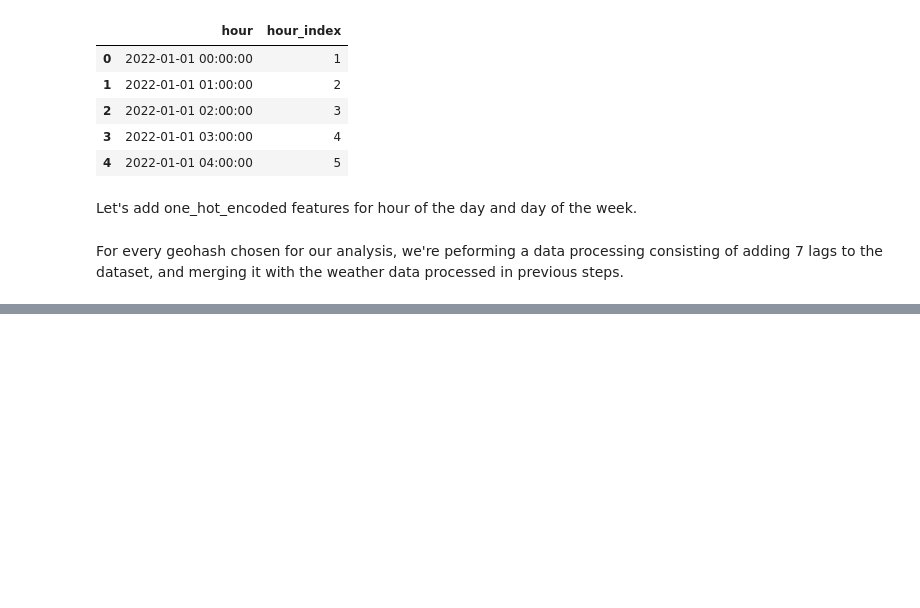
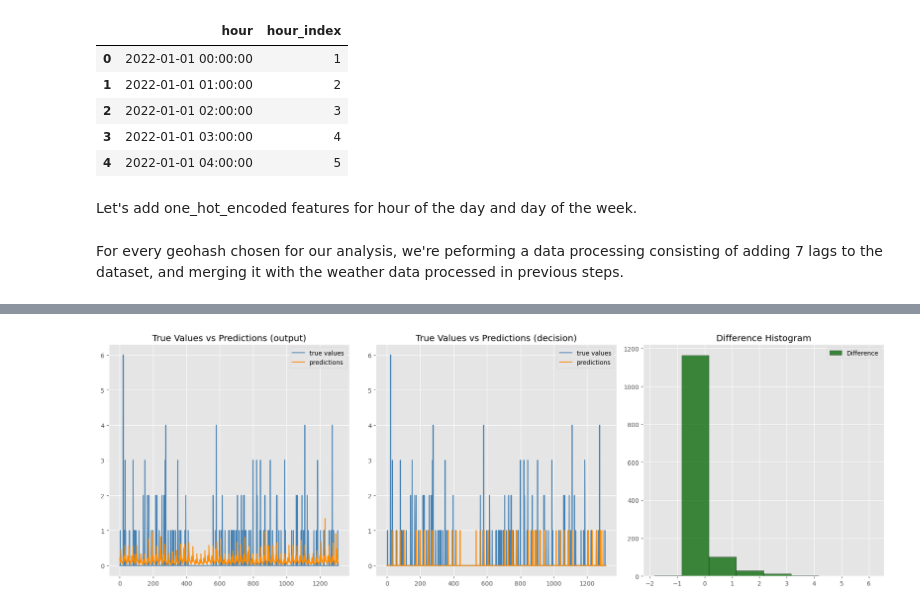
Before and after one commit to hrapek/mbml-us-accidents, a Jupyter notebook: final notebook.ipynb, the cells around one changed output, grey strips where cells are left out. Cells and saved outputs as stored; diff of their text form; code cells hidden in the pictures; blank space fills up the shorter version.

```diff
--- a/final notebook.ipynb
+++ b/final notebook.ipynb
@@ -1410,0 +1548,42 @@ for hash in hash_df_dict.keys():
+# %%
+import numpy as np
+import matplotlib.pyplot as plt
+
+# Assuming y_test_dict and results are already defined
+
+# Create a figure and a set of subplots
+fig, axs = plt.subplots(1, 3, figsize=(18, 6))
+
+# Extract y_test and preds for the specific hash
+hash = '9mudn'
+y_test_hash = y_test_dict[hash]
+preds = results[hash]['preds']
+preds_round = np.round(results[hash]['preds'], decimals=0)
+
+# Plot y_test and preds (First Plot)
+axs[0].plot(y_test_hash, label='true values', color='steelblue')
+axs[0].plot(preds, label='predictions', color='darkorange')
+axs[0].set_title('True Values vs Predictions (output)')
+axs[0].legend()
+
+# Plot y_test and preds (Second Plot)
+axs[1].plot(y_test_hash, label='true values', color='steelblue')
+axs[1].plot(preds_round, label='predictions', color='darkorange')
+axs[1].set_title('True Values vs Predictions (decision)')
+axs[1].legend()
+
+# Calculate the difference
+differences = y_test_hash - preds
+
+# Plot the histogram (Third Plot)
+axs[2].hist(differences, bins=np.arange(np.min(differences), np.max(differences) + 1) - 0.5, alpha=0.75, color='darkgreen', edgecolor='black')
+axs[2].set_title('Difference Histogram')
+axs[2].legend(['Difference'])
+
+# Adjust layout to prevent overlap
+plt.tight_layout()
+
+# Show the plot
+plt.show()
+# %% [output]
+[figure, added]
```
Also changed, not shown: parts of 6 cells of this notebook.
